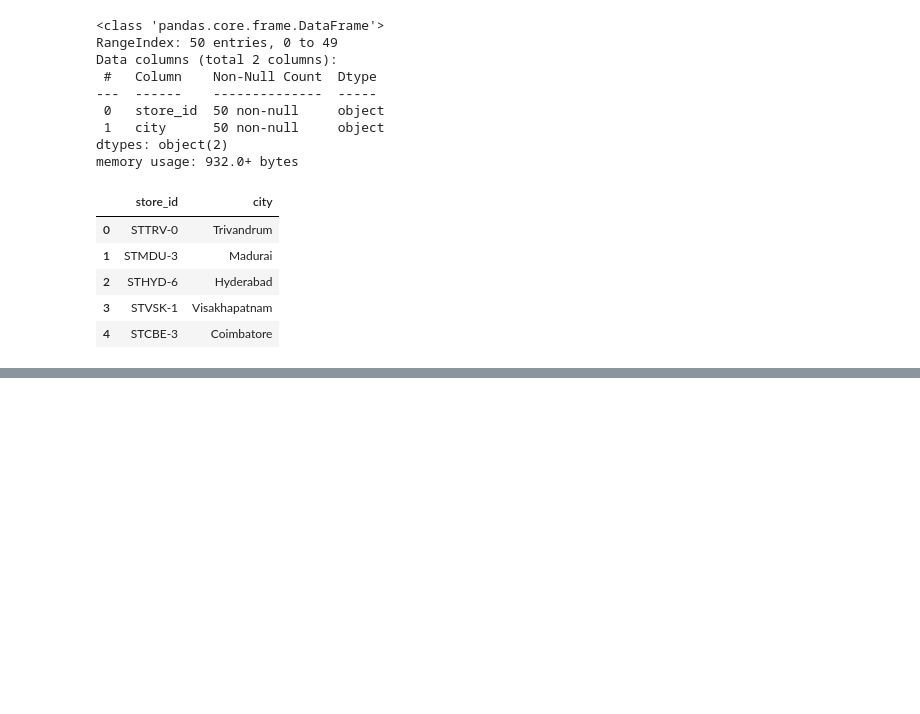
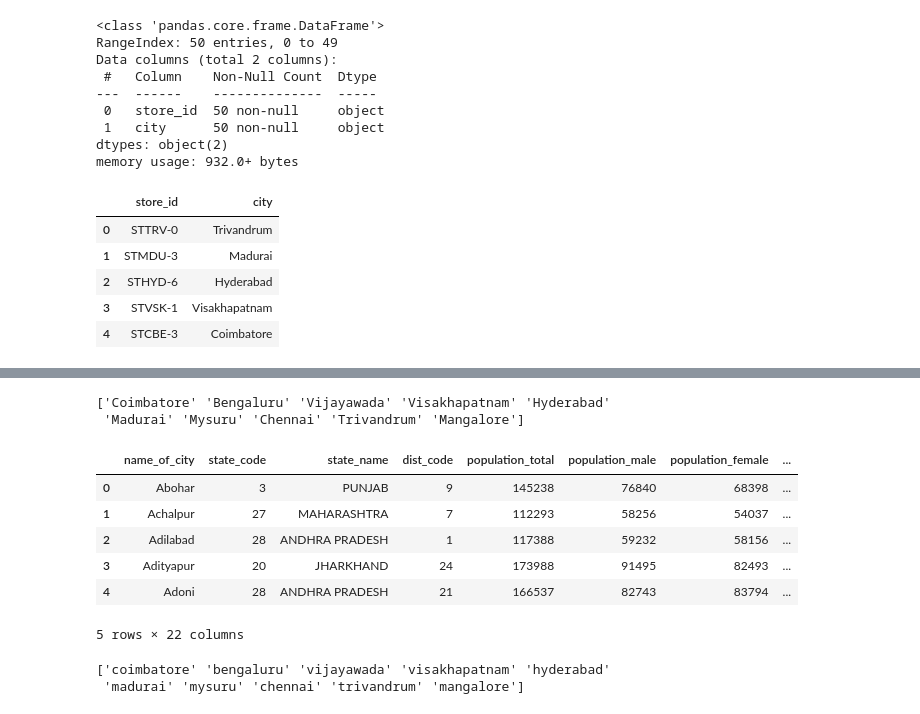
Before and after one commit to Vasista03/-Vasista--Analyse-Promotions-and-Provide-Tangible-Insights-to-Sales-Director, a Jupyter notebook: cleaning.ipynb, the cells around one changed output, grey strips where cells are left out. Saved outputs shown, nothing was run; the diff lists cells and outputs as text; code cells hidden in the pictures; blank space fills up the shorter version.

```diff
--- a/cleaning.ipynb
+++ b/cleaning.ipynb
@@ -93,0 +234,17 @@ memory usage: 93.9+ KB
+# %%
+print(event_data_clean.city.unique())
+# %% [output]
+['Coimbatore' 'Bengaluru' 'Vijayawada' 'Visakhapatnam' 'Hyderabad'
+ 'Madurai' 'Mysuru' 'Chennai' 'Trivandrum' 'Mangalore']
+# %%
+# Load your event data and city coordinates data
+city_coords = pd.read_csv('./dataset/Indian_cities.csv')
+city_coords.head()
+# %% [output]
+|  | name_of_city | state_code | state_name | dist_code | population_total | population_male | population_female | ... |
+| 0 | Abohar | 3 | PUNJAB | 9 | 145238 | 76840 | 68398 | ... |
+| 1 | Achalpur | 27 | MAHARASHTRA | 7 | 112293 | 58256 | 54037 | ... |
+| 2 | Adilabad | 28 | ANDHRA PRADESH | 1 | 117388 | 59232 | 58156 | ... |
+| 3 | Adityapur | 20 | JHARKHAND | 24 | 173988 | 91495 | 82493 | ... |
+| 4 | Adoni | 28 | ANDHRA PRADESH | 21 | 166537 | 82743 | 83794 | ... |
+5 rows × 22 columns
@@ -93,0 +279,5 @@ memory usage: 93.9+ KB
+# %%
+print(event_data_clean['city'].unique())
+# %% [output]
+['coimbatore' 'bengaluru' 'vijayawada' 'visakhapatnam' 'hyderabad'
+ 'madurai' 'mysuru' 'chennai' 'trivandrum' 'mangalore']
```
Also changed, not shown: parts of 21 cells of this notebook, 1 other file.
